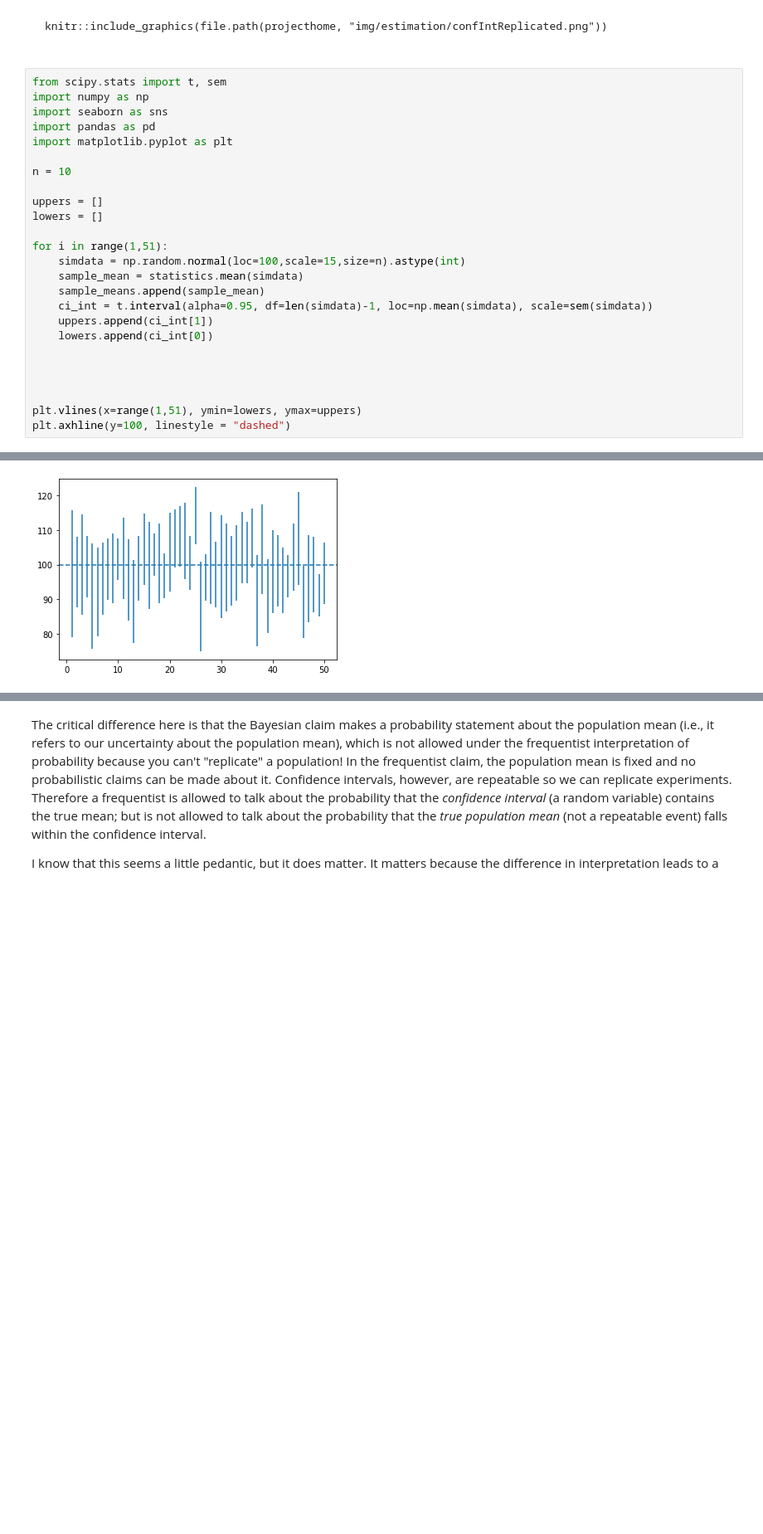
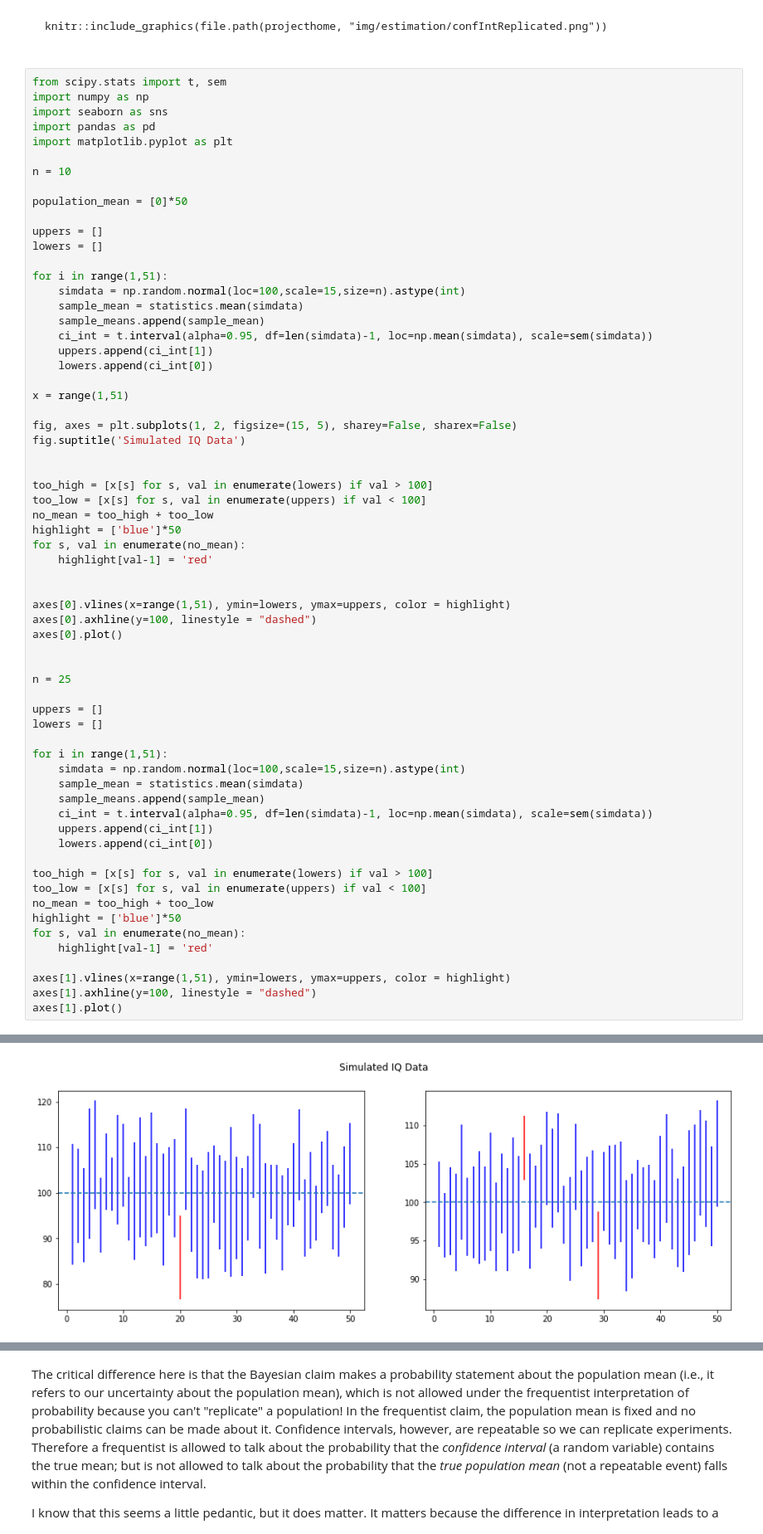
Before and after one commit to ethanweed/pythonbook, a Jupyter notebook: Book/_build/jupyter_execute/04.03-estimation.ipynb, the cells around one changed output, grey strips where cells are left out. Shown: that part at 83% size. Cells and saved outputs as stored; diff of their text form; blank space fills up the shorter version.

Commit message:
added marking for CI's that don't include the population mean

```diff
--- a/Book/_build/jupyter_execute/04.03-estimation.ipynb
+++ b/Book/_build/jupyter_execute/04.03-estimation.ipynb
@@ -677,6 +677,8 @@ import pandas as pd
 import matplotlib.pyplot as plt
 
 n = 10
+
+population_mean = [0]*50
 
 uppers = []
 lowers = []
@@ -689,9 +691,46 @@ for i in range(1,51):
     uppers.append(ci_int[1])
     lowers.append(ci_int[0])
 
+x = range(1,51)
+
+fig, axes = plt.subplots(1, 2, figsize=(15, 5), sharey=False, sharex=False)
+fig.suptitle('Simulated IQ Data')
 
 
+too_high = [x[s] for s, val in enumerate(lowers) if val > 100]
+too_low = [x[s] for s, val in enumerate(uppers) if val < 100]
+no_mean = too_high + too_low
+highlight = ['blue']*50
+for s, val in enumerate(no_mean):
+    highlight[val-1] = 'red'
 
-plt.vlines(x=range(1,51), ymin=lowers, ymax=uppers)
-plt.axhline(y=100, linestyle = "dashed")
+
+axes[0].vlines(x=range(1,51), ymin=lowers, ymax=uppers, color = highlight)
+axes[0].axhline(y=100, linestyle = "dashed")
+axes[0].plot()
+
+
+n = 25
+
+uppers = []
+lowers = []
+
+for i in range(1,51):
+    simdata = np.random.normal(loc=100,scale=15,size=n).astype(int)
+    sample_mean = statistics.mean(simdata)
+    sample_means.append(sample_mean)
+    ci_int = t.interval(alpha=0.95, df=len(simdata)-1, loc=np.mean(simdata), scale=sem(simdata))
+    uppers.append(ci_int[1])
+    lowers.append(ci_int[0])
+
+too_high = [x[s] for s, val in enumerate(lowers) if val > 100]
+too_low = [x[s] for s, val in enumerate(uppers) if val < 100]
+no_mean = too_high + too_low
+highlight = ['blue']*50
+for s, val in enumerate(no_mean):
+    highlight[val-1] = 'red'
+
+axes[1].vlines(x=range(1,51), ymin=lowers, ymax=uppers, color = highlight)
+axes[1].axhline(y=100, linestyle = "dashed")
+axes[1].plot()
 # %% [output]
@@ -699 +738 @@ plt.axhline(y=100, linestyle = "dashed")
-[figure, old version]
+[figure, new version]
```
Also changed, not shown: parts of 17 cells of this notebook, 34 other files.
